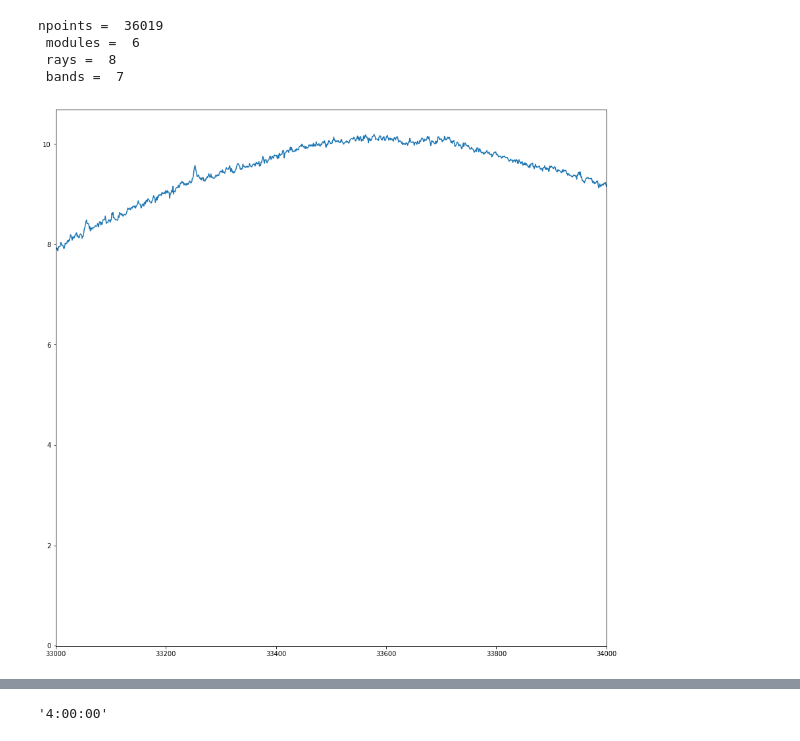
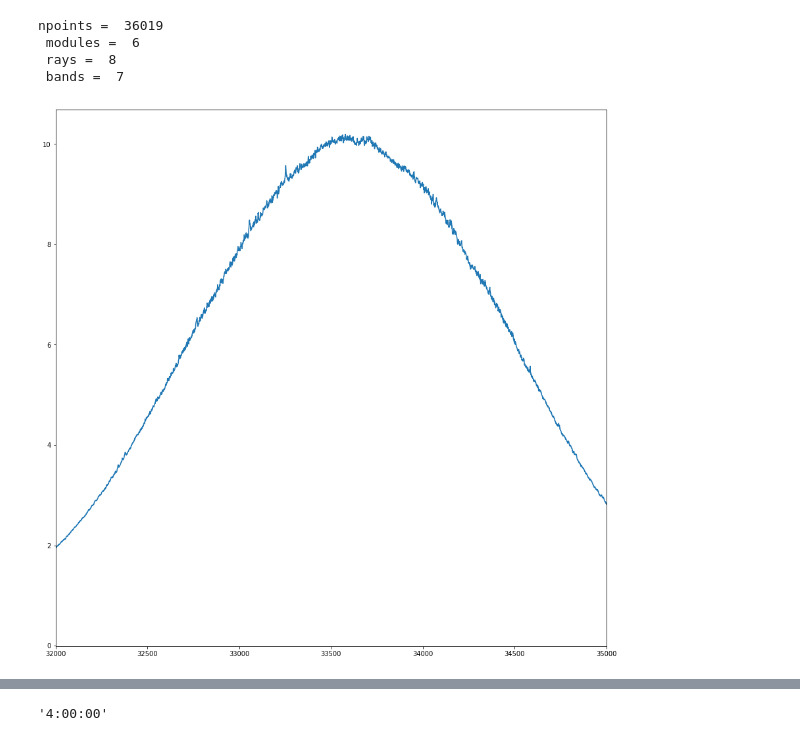
Before and after one commit to KazAndr/bsa3, a Jupyter notebook: reader_pnt.ipynb, the cells around one changed output, grey strips where cells are left out. Cells and saved outputs as stored; diff of their text form; code cells hidden in the pictures.

```diff
--- a/reader_pnt.ipynb
+++ b/reader_pnt.ipynb
@@ -45,15 +45,15 @@ npoints =  36019
 # %%
 %%time
 module = 6
 ray_1 = 7
 #ray_2 = 8
 chanel = 7
 
 fig, ax = plt.subplots(figsize=(15, 15))
 
 ax.plot([j[module-1][ray_1-1][chanel-1] for j in data])
 #ax.plot([j[module-1][ray_2-1][chanel-1] for j in data])
-plt.xlim(33000, 34000)
+plt.xlim(32000, 35000)
 plt.show()
 # %% [output]
-[figure, old version]
+[figure, new version]
```
Also changed, not shown: parts of 15 cells of this notebook, 2 other files.
